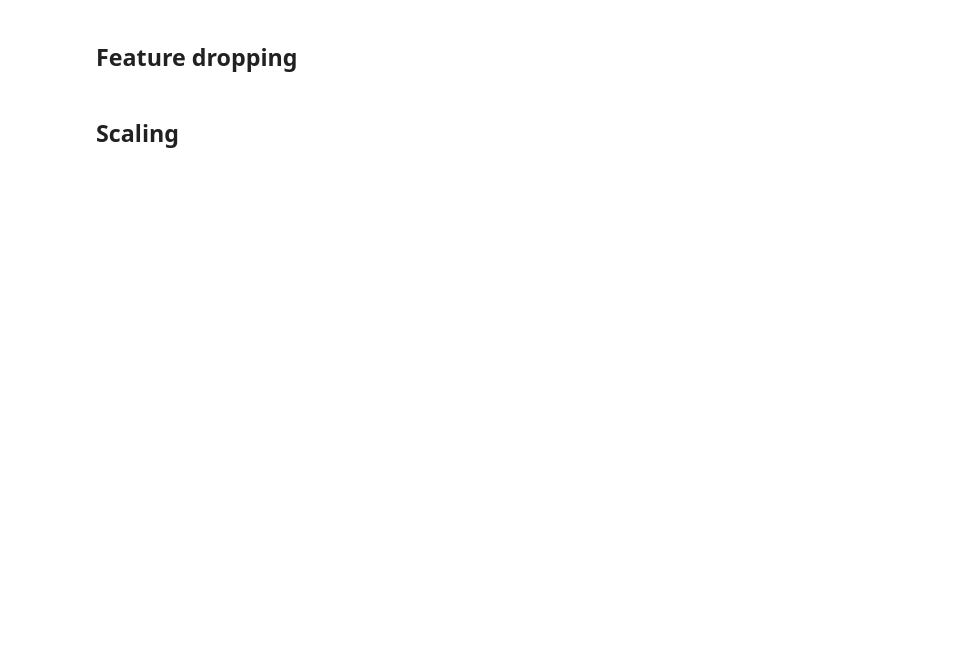
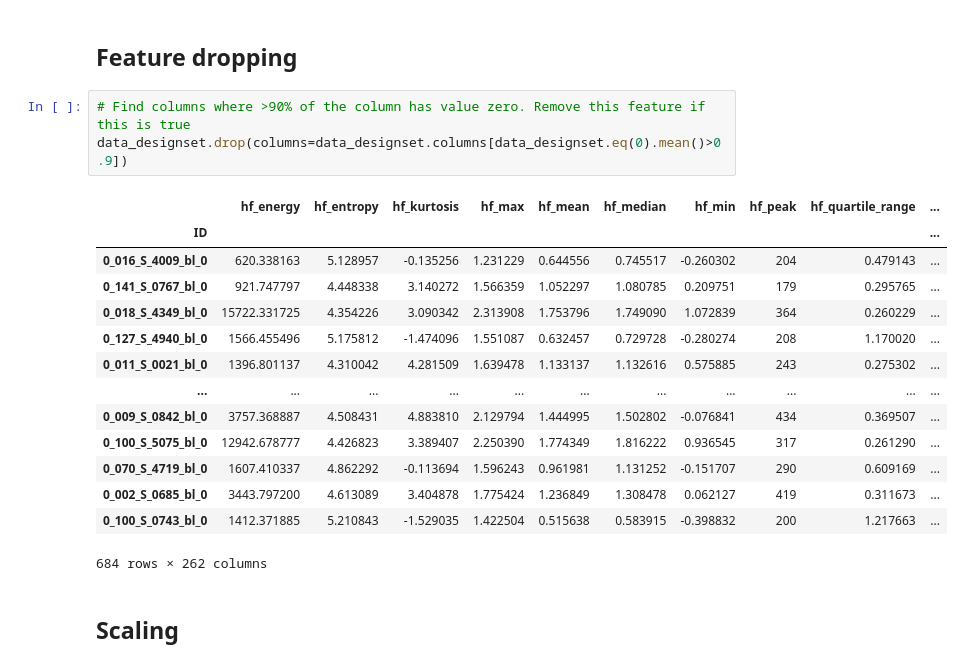
Before and after one commit to MarshaKamsteeg/TM10007_Machine_Learning_Group_Assignment, a Jupyter notebook: tm10007_group_9_code.ipynb, the cells around one changed output. Saved outputs shown, nothing was run; the diff lists cells and outputs as text; blank space fills up the shorter version.

```diff
--- a/tm10007_group_9_code.ipynb
+++ b/tm10007_group_9_code.ipynb
@@ -71,4 +88,22 @@ print(f"{percent_CN_test:.2f}% of the test data are control samples.")
 # %% [markdown]
 ## Feature dropping
+# %%
+# Find columns where >90% of the column has value zero. Remove this feature if this is true
+data_designset.drop(columns=data_designset.columns[data_designset.eq(0).mean()>0.9])
+# %% [output]
+|  | hf_energy | hf_entropy | hf_kurtosis | hf_max | hf_mean | hf_median | hf_min | hf_peak | hf_quartile_range | ... |
+| ID |  |  |  |  |  |  |  |  |  | ... |
+| 0_016_S_4009_bl_0 | 620.338163 | 5.128957 | -0.135256 | 1.231229 | 0.644556 | 0.745517 | -0.260302 | 204 | 0.479143 | ... |
+| 0_141_S_0767_bl_0 | 921.747797 | 4.448338 | 3.140272 | 1.566359 | 1.052297 | 1.080785 | 0.209751 | 179 | 0.295765 | ... |
+| 0_018_S_4349_bl_0 | 15722.331725 | 4.354226 | 3.090342 | 2.313908 | 1.753796 | 1.749090 | 1.072839 | 364 | 0.260229 | ... |
+| 0_127_S_4940_bl_0 | 1566.455496 | 5.175812 | -1.474096 | 1.551087 | 0.632457 | 0.729728 | -0.280274 | 208 | 1.170020 | ... |
+| 0_011_S_0021_bl_0 | 1396.801137 | 4.310042 | 4.281509 | 1.639478 | 1.133137 | 1.132616 | 0.575885 | 243 | 0.275302 | ... |
+| ... | ... | ... | ... | ... | ... | ... | ... | ... | ... | ... |
+| 0_009_S_0842_bl_0 | 3757.368887 | 4.508431 | 4.883810 | 2.129794 | 1.444995 | 1.502802 | -0.076841 | 434 | 0.369507 | ... |
+| 0_100_S_5075_bl_0 | 12942.678777 | 4.426823 | 3.389407 | 2.250390 | 1.774349 | 1.816222 | 0.936545 | 317 | 0.261290 | ... |
+| 0_070_S_4719_bl_0 | 1607.410337 | 4.862292 | -0.113694 | 1.596243 | 0.961981 | 1.131252 | -0.151707 | 290 | 0.609169 | ... |
+| 0_002_S_0685_bl_0 | 3443.797200 | 4.613089 | 3.404878 | 1.775424 | 1.236849 | 1.308478 | 0.062127 | 419 | 0.311673 | ... |
+| 0_100_S_0743_bl_0 | 1412.371885 | 5.210843 | -1.529035 | 1.422504 | 0.515638 | 0.583915 | -0.398832 | 200 | 1.217663 | ... |
+684 rows × 262 columns
 # %% [markdown]
 ## Scaling
```
Also changed, not shown: parts of 1 cell of this notebook.
